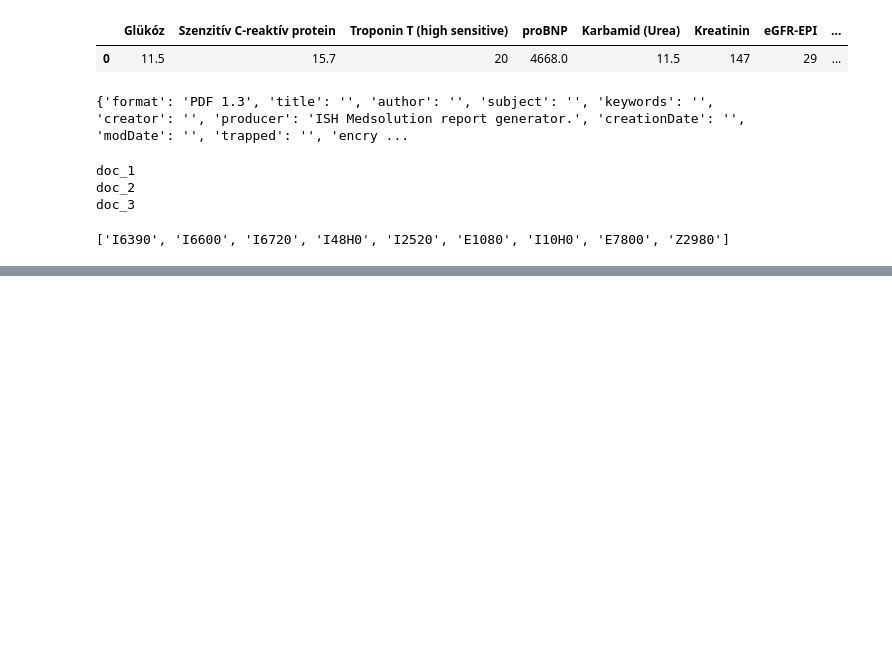
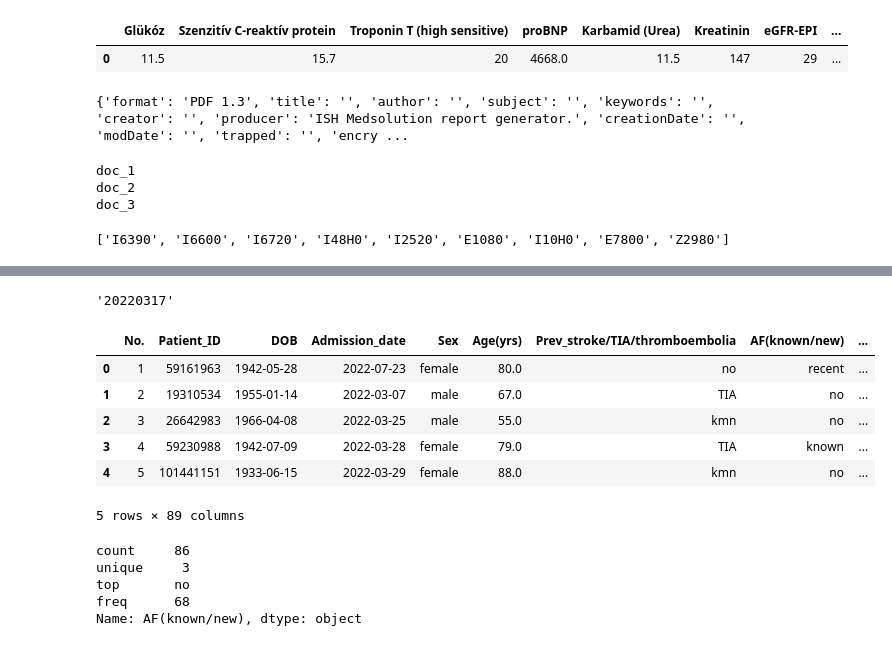
Before and after one commit to antalsz96/cta, a Jupyter notebook: cta.ipynb, the cells around one changed output, grey strips where cells are left out. Drawn from its saved outputs; the diff is of its cells as text; code cells hidden in the pictures; blank space fills up the shorter version.

```diff
--- a/cta.ipynb
+++ b/cta.ipynb
@@ -441,0 +455,26 @@ with open("doc_2.txt", encoding="utf8") as f:
+# %%
+import pydicom as dicom
+
+ds = dicom.read_file("test/S0000001/O0000001")
+ds.StudyDate
+# %% [output]
+'20220317'
+# %%
+df = pd.read_excel("Stroke_CTA_v1.xlsx")
+df.head()
+# %% [output]
+|  | No. | Patient_ID | DOB | Admission_date | Sex | Age(yrs) | Prev_stroke/TIA/thromboembolia | AF(known/new) | ... |
+| 0 | 1 | 59161963 | 1942-05-28 | 2022-07-23 | female | 80.0 | no | recent | ... |
+| 1 | 2 | 19310534 | 1955-01-14 | 2022-03-07 | male | 67.0 | TIA | no | ... |
+| 2 | 3 | 26642983 | 1966-04-08 | 2022-03-25 | male | 55.0 | kmn | no | ... |
+| 3 | 4 | 59230988 | 1942-07-09 | 2022-03-28 | female | 79.0 | TIA | known | ... |
+| 4 | 5 | 101441151 | 1933-06-15 | 2022-03-29 | female | 88.0 | kmn | no | ... |
+5 rows × 89 columns
+# %%
+df["AF(known/new)"].describe()
+# %% [output]
+count     86
+unique     3
+top       no
+freq      68
+Name: AF(known/new), dtype: object
```
Also changed, not shown: parts of 11 cells of this notebook, 5 other files.
